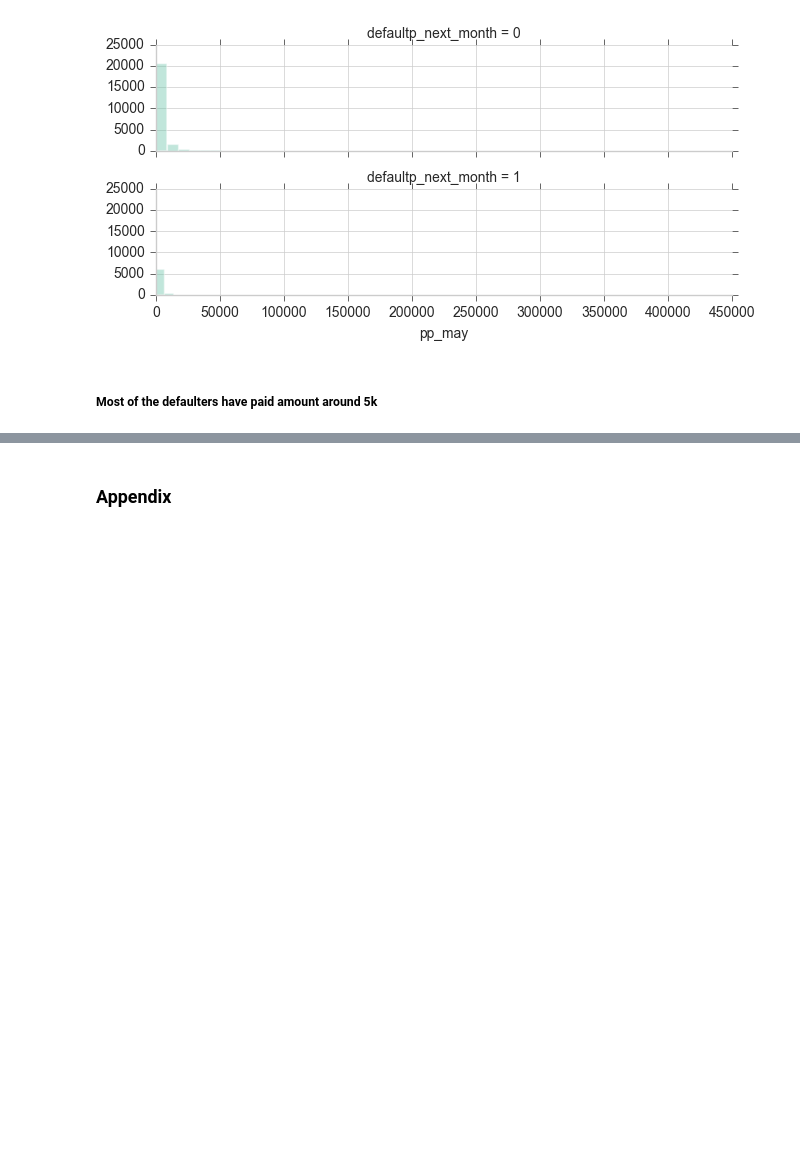
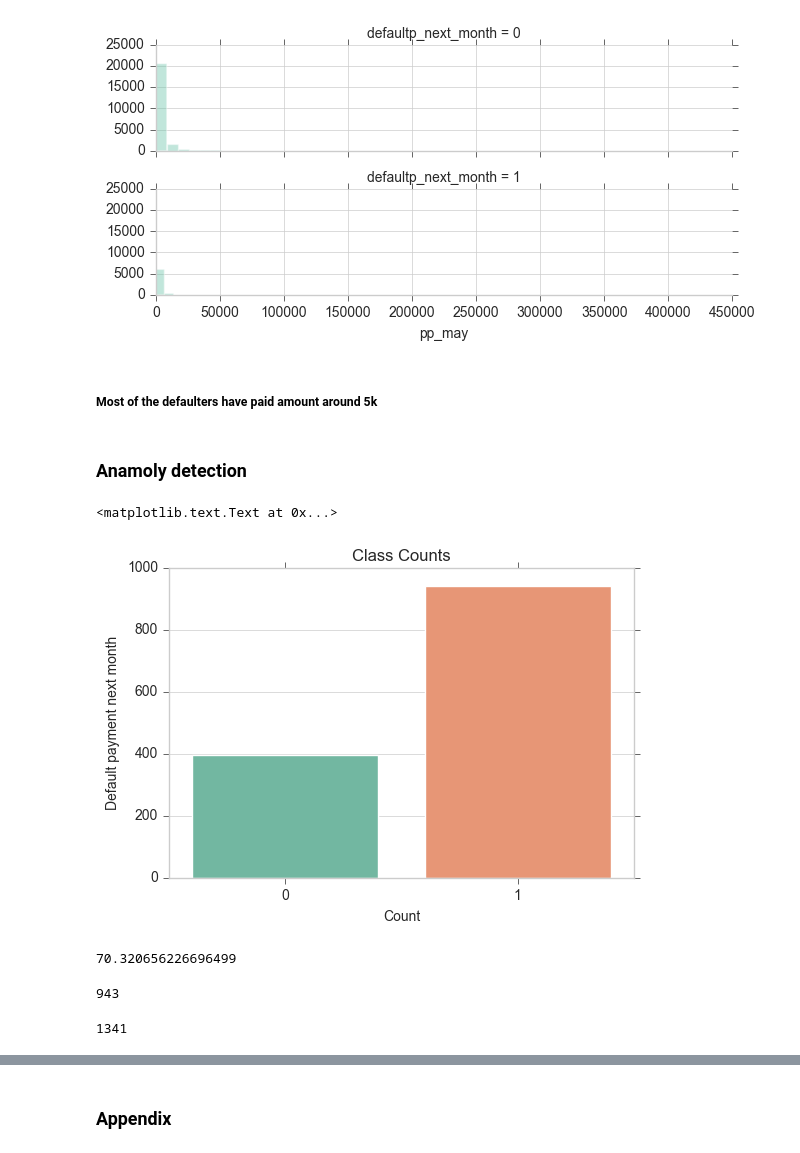
Before and after one commit to chapanerahd/Defualt_Credit_Card, a Jupyter notebook: EDA - Credit Card default.ipynb, the cells around one changed output, grey strips where cells are left out. Drawn from its saved outputs; the diff is of its cells as text; code cells hidden in the pictures; blank space fills up the shorter version.

```diff
--- a/EDA - Credit Card default.ipynb
+++ b/EDA - Credit Card default.ipynb
@@ -239,3 +241,28 @@ g.map(sns.distplot, "pp_may", kde = False, norm_hist = False)
 [figure]
 # %% [markdown]
 ##### Most of the defaulters have paid amount around 5k
+# %% [markdown]
+### Anamoly detection
+# %%
+all_rps_delayed = eda_credit_data.loc[(eda_credit_data['rps_sept'] > 0) & (eda_credit_data['rps_aug'] > 0) &
+                    (eda_credit_data['rps_july'] > 0) & (eda_credit_data['rps_june'] > 0) &
+                    (eda_credit_data['rps_april'] > 0) & (eda_credit_data['rps_may'] > 0)]
+# %%
+ax = sns.countplot(x = "defaultp_next_month", data = all_rps_delayed)
+ax.set(xlabel='Count', ylabel='Default payment next month')
+plt.title("Class Counts")
+# %% [output]
+<matplotlib.text.Text at 0x...>
+[figure, added]
+# %%
+all_rps_delayed["defaultp_next_month"].value_counts()[1] / all_rps_delayed["defaultp_next_month"].count() *  100
+# %% [output]
+70.320656226696499
+# %%
+all_rps_delayed["defaultp_next_month"].value_counts()[1]
+# %% [output]
+943
+# %%
+all_rps_delayed["defaultp_next_month"].count()
+# %% [output]
+1341
```
Also changed, not shown: parts of 16 cells of this notebook.
